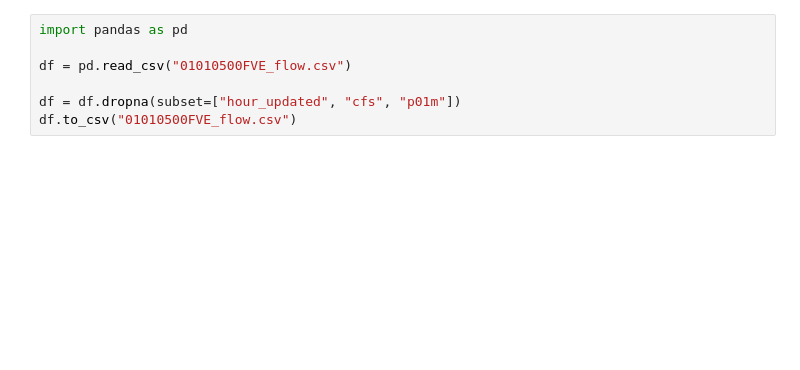
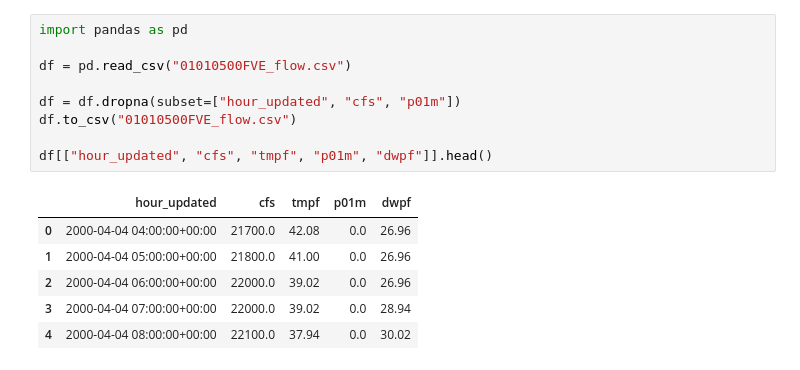
Before and after one commit to RonildoSilva/datasets, a Jupyter notebook: big_black_forecast_da_rnn.ipynb, the cells around one changed output. Drawn from its saved outputs; the diff is of its cells as text; blank space fills up the shorter version.

```diff
--- a/big_black_forecast_da_rnn.ipynb
+++ b/big_black_forecast_da_rnn.ipynb
@@ -49,7 +38,16 @@ Archive:  01010500FVE_flow.csv.zip
 # %%
 import pandas as pd
 
 df = pd.read_csv("01010500FVE_flow.csv")
 
 df = df.dropna(subset=["hour_updated", "cfs", "p01m"])
 df.to_csv("01010500FVE_flow.csv")
+
+df[["hour_updated", "cfs", "tmpf", "p01m", "dwpf"]].head()
+# %% [output]
+|  | hour_updated | cfs | tmpf | p01m | dwpf |
+| 0 | 2000-04-04 04:00:00+00:00 | 21700.0 | 42.08 | 0.0 | 26.96 |
+| 1 | 2000-04-04 05:00:00+00:00 | 21800.0 | 41.00 | 0.0 | 26.96 |
+| 2 | 2000-04-04 06:00:00+00:00 | 22000.0 | 39.02 | 0.0 | 26.96 |
+| 3 | 2000-04-04 07:00:00+00:00 | 22000.0 | 39.02 | 0.0 | 28.94 |
+| 4 | 2000-04-04 08:00:00+00:00 | 22100.0 | 37.94 | 0.0 | 30.02 |
```
Also changed, not shown: parts of 20 cells of this notebook.
